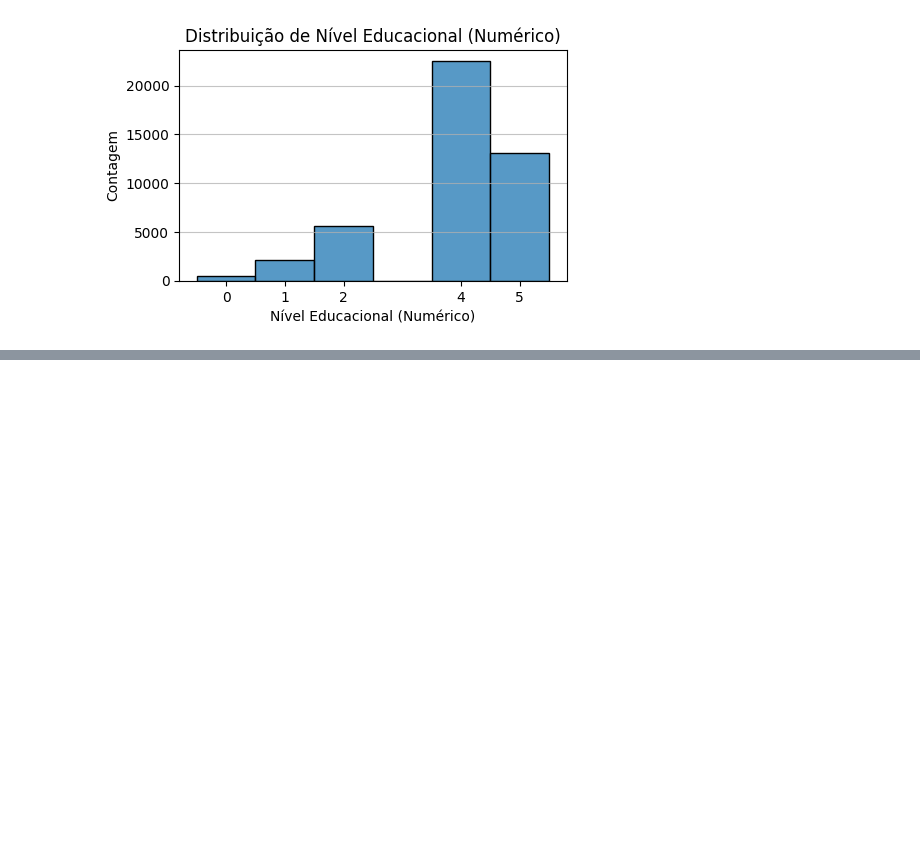
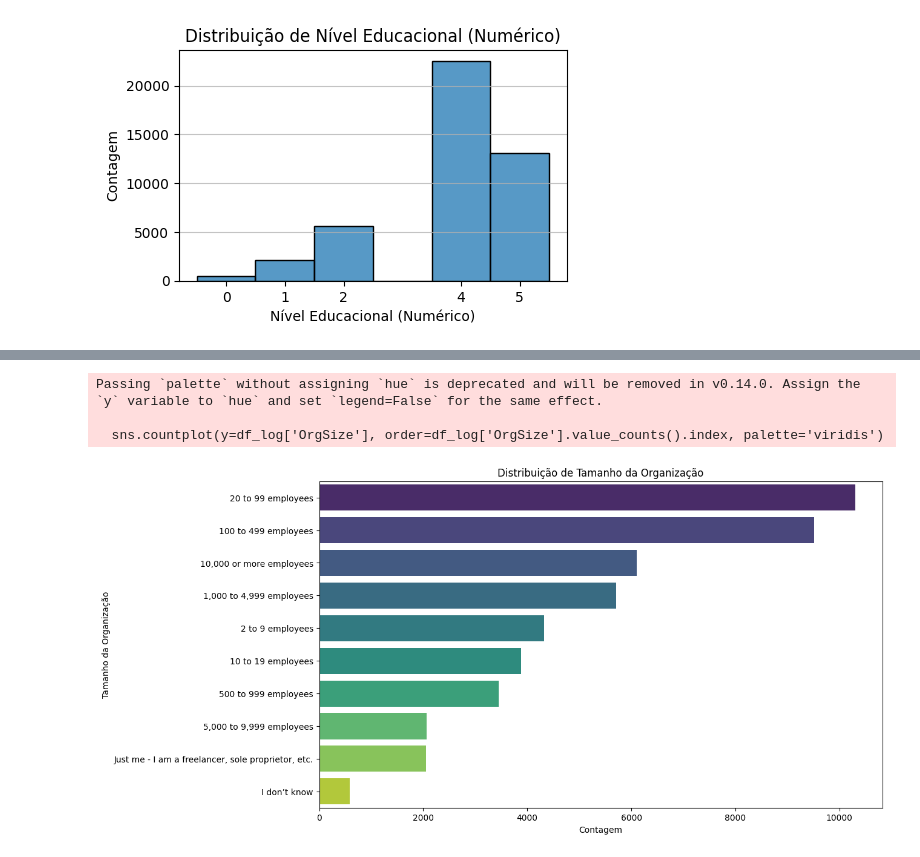
Before and after one commit to KitamuraY3/portfolio-data-science-yukio, a Jupyter notebook: Machine_Learning/Linear_Regression/Developer_Survey/Developer_Survey.ipynb, the cells around one changed output, grey strips where cells are left out. Cells and saved outputs as stored; diff of their text form; code cells hidden in the pictures; blank space fills up the shorter version.

```diff
--- a/Machine_Learning/Linear_Regression/Developer_Survey/Developer_Survey.ipynb
+++ b/Machine_Learning/Linear_Regression/Developer_Survey/Developer_Survey.ipynb
@@ -219,0 +304,9 @@ plt.show()
+# %%
+# ONE-HOT ENCODING PARA OS TIPOS DE DESENVOLVEDORES:
+for dev_type in top_dev_types_list:
+    # 1 SE 'DevType' POSSUIR ALGUMA COISA, 0 CASO CONTRÁRIO
+    df_log[f'DevType_{dev_type.replace(" ", "_").replace(",", "").replace("-", "_").lower()}'] = \
+        df_log['DevType'].astype(str).str.contains(dev_type, na=False).astype(int)
+
+# DROP DA COLUNA ORIGINAL 'DevType':
+df_log = df_log.drop('DevType', axis=1)
@@ -219,0 +340,13 @@ plt.show()
+# %%
+# DISTRIBUIÇÃO DAS CATEGORIAS:
+plt.figure(figsize=(12, 7)) # Ajustei o tamanho para melhor visualização
+sns.countplot(y=df_log['OrgSize'], order=df_log['OrgSize'].value_counts().index, palette='viridis')
+plt.title('Distribuição de Tamanho da Organização')
+plt.xlabel('Contagem')
+plt.ylabel('Tamanho da Organização')
+plt.show()
+# %% [output]
+Passing `palette` without assigning `hue` is deprecated and will be removed in v0.14.0. Assign the `y` variable to `hue` and set `legend=False` for the same effect.
+
+  sns.countplot(y=df_log['OrgSize'], order=df_log['OrgSize'].value_counts().index, palette='viridis')
+[figure, added]
```
Also changed, not shown: parts of 28 cells of this notebook.
